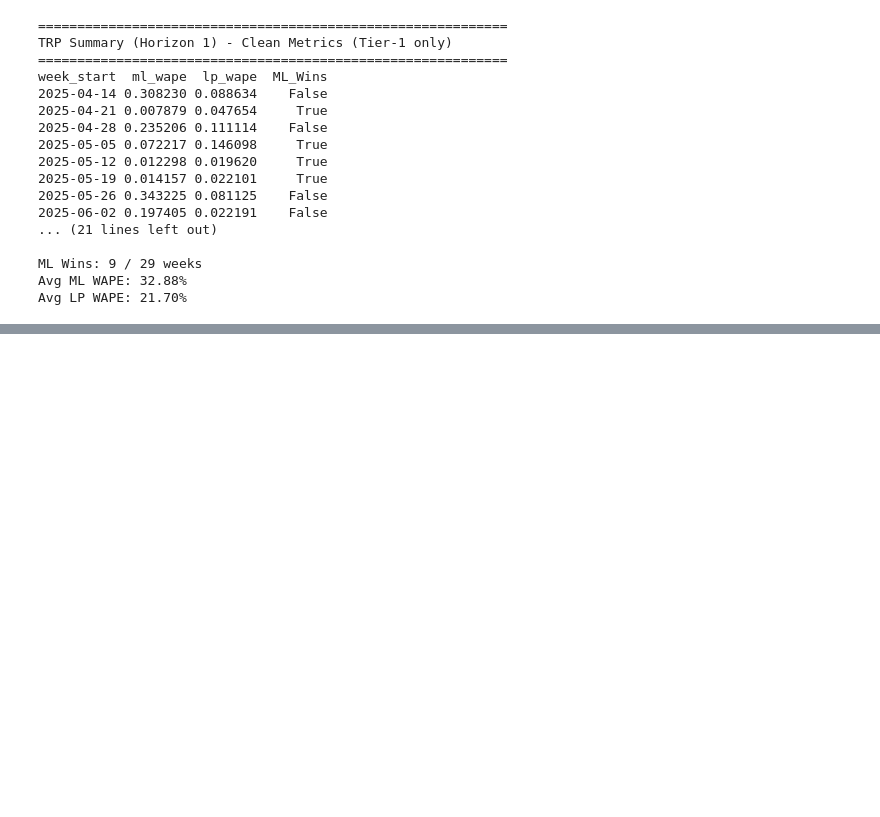
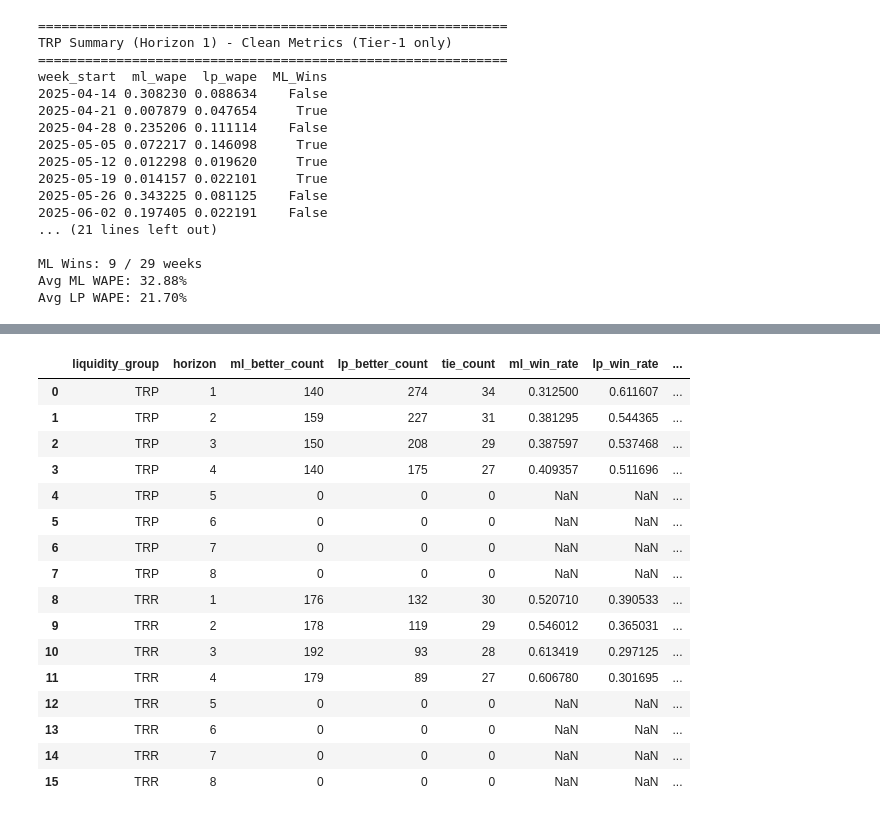
Before and after one commit to porvakanti/hubbleAI, a Jupyter notebook: notebooks/inspect_output.ipynb, the cells around one changed output, grey strips where cells are left out. Saved outputs shown, nothing was run; the diff lists cells and outputs as text; code cells hidden in the pictures; blank space fills up the shorter version.

Commit message:
Update inspect_output notebook to check horizon profiles and wins

```diff
--- a/notebooks/inspect_output.ipynb
+++ b/notebooks/inspect_output.ipynb
@@ -667,0 +670,14 @@ Avg LP WAPE: 21.70%
+# %%
+from hubbleAI.pipeline import run_forecast
+import pandas as pd
+
+status = run_forecast(mode="backtest", trigger_source="notebook")
+
+# Access diagnostics
+horizon_profiles = pd.read_parquet(status.metrics_paths["metrics_horizon_profiles"])
+residuals = pd.read_parquet(status.metrics_paths["residual_diagnostics"])
+stability = pd.read_parquet(status.metrics_paths["entity_stability"])
+wins = pd.read_parquet(status.metrics_paths["model_vs_lp_wins"])
+
+print(horizon_profiles)
+print(wins)
@@ -667,0 +714,20 @@ Avg LP WAPE: 21.70%
+# %%
+wins
+# %% [output]
+|  | liquidity_group | horizon | ml_better_count | lp_better_count | tie_count | ml_win_rate | lp_win_rate | ... |
+| 0 | TRP | 1 | 140 | 274 | 34 | 0.312500 | 0.611607 | ... |
+| 1 | TRP | 2 | 159 | 227 | 31 | 0.381295 | 0.544365 | ... |
+| 2 | TRP | 3 | 150 | 208 | 29 | 0.387597 | 0.537468 | ... |
+| 3 | TRP | 4 | 140 | 175 | 27 | 0.409357 | 0.511696 | ... |
+| 4 | TRP | 5 | 0 | 0 | 0 | NaN | NaN | ... |
+| 5 | TRP | 6 | 0 | 0 | 0 | NaN | NaN | ... |
+| 6 | TRP | 7 | 0 | 0 | 0 | NaN | NaN | ... |
+| 7 | TRP | 8 | 0 | 0 | 0 | NaN | NaN | ... |
+| 8 | TRR | 1 | 176 | 132 | 30 | 0.520710 | 0.390533 | ... |
+| 9 | TRR | 2 | 178 | 119 | 29 | 0.546012 | 0.365031 | ... |
+| 10 | TRR | 3 | 192 | 93 | 28 | 0.613419 | 0.297125 | ... |
+| 11 | TRR | 4 | 179 | 89 | 27 | 0.606780 | 0.301695 | ... |
+| 12 | TRR | 5 | 0 | 0 | 0 | NaN | NaN | ... |
+| 13 | TRR | 6 | 0 | 0 | 0 | NaN | NaN | ... |
+| 14 | TRR | 7 | 0 | 0 | 0 | NaN | NaN | ... |
+| 15 | TRR | 8 | 0 | 0 | 0 | NaN | NaN | ... |
```
Also changed, not shown: parts of 3 cells of this notebook.
